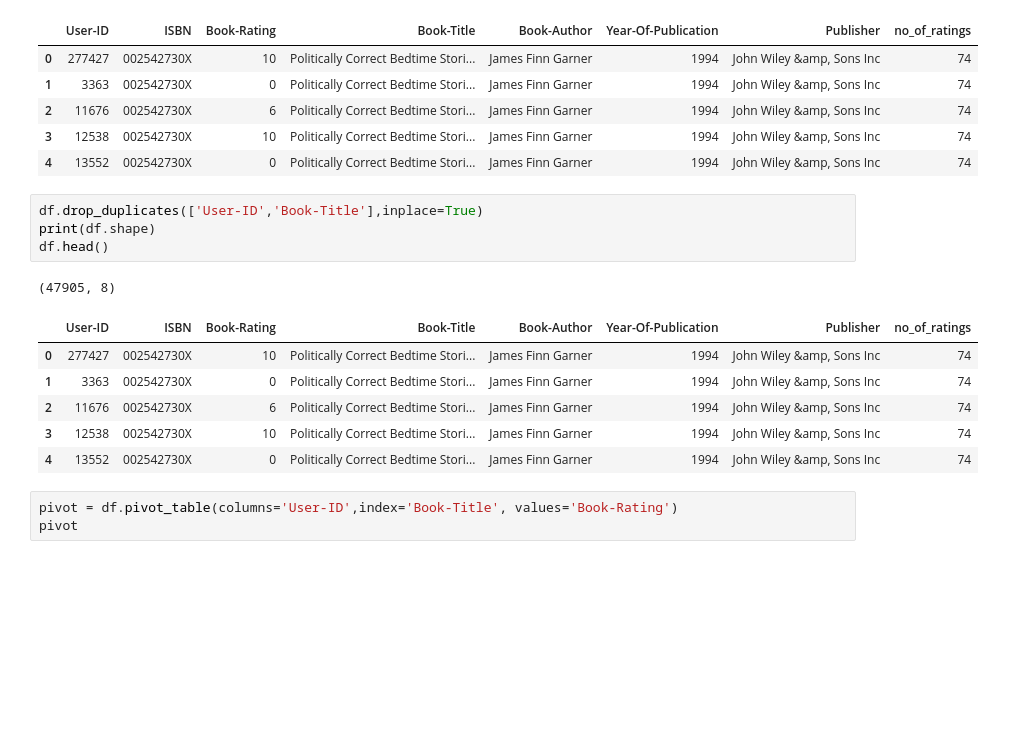
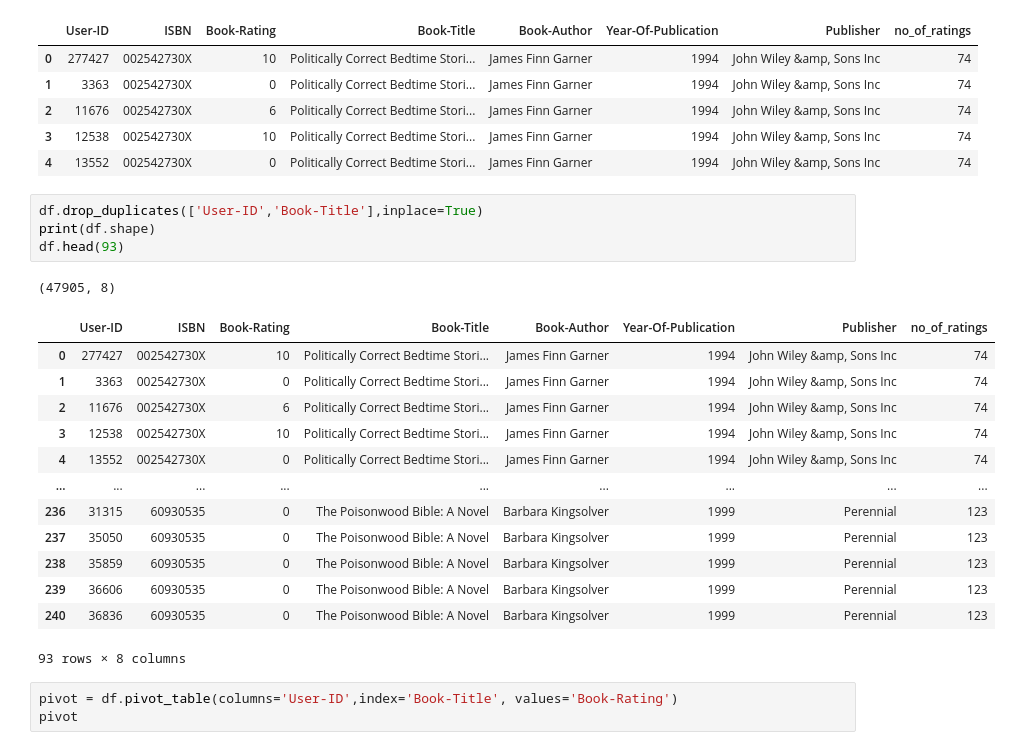
Before and after one commit to Ananthu2oo3/ai_recomendation_library, a Jupyter notebook: data/preprosessing.ipynb, the cells around one changed output. Saved outputs shown, nothing was run; the diff lists cells and outputs as text; blank space fills up the shorter version.

```diff
--- a/data/preprosessing.ipynb
+++ b/data/preprosessing.ipynb
@@ -217,15 +217,22 @@ df.head()
 # %%
 df.drop_duplicates(['User-ID','Book-Title'],inplace=True)
 print(df.shape)
-df.head()
+df.head(93)
 # %% [output]
 (47905, 8)
 |  | User-ID | ISBN | Book-Rating | Book-Title | Book-Author | Year-Of-Publication | Publisher | no_of_ratings |
 | 0 | 277427 | 002542730X | 10 | Politically Correct Bedtime Stori... | James Finn Garner | 1994 | John Wiley &amp, Sons Inc | 74 |
 | 1 | 3363 | 002542730X | 0 | Politically Correct Bedtime Stori... | James Finn Garner | 1994 | John Wiley &amp, Sons Inc | 74 |
 | 2 | 11676 | 002542730X | 6 | Politically Correct Bedtime Stori... | James Finn Garner | 1994 | John Wiley &amp, Sons Inc | 74 |
 | 3 | 12538 | 002542730X | 10 | Politically Correct Bedtime Stori... | James Finn Garner | 1994 | John Wiley &amp, Sons Inc | 74 |
 | 4 | 13552 | 002542730X | 0 | Politically Correct Bedtime Stori... | James Finn Garner | 1994 | John Wiley &amp, Sons Inc | 74 |
+| ... | ... | ... | ... | ... | ... | ... | ... | ... |
+| 236 | 31315 | 60930535 | 0 | The Poisonwood Bible: A Novel | Barbara Kingsolver | 1999 | Perennial | 123 |
+| 237 | 35050 | 60930535 | 0 | The Poisonwood Bible: A Novel | Barbara Kingsolver | 1999 | Perennial | 123 |
+| 238 | 35859 | 60930535 | 0 | The Poisonwood Bible: A Novel | Barbara Kingsolver | 1999 | Perennial | 123 |
+| 239 | 36606 | 60930535 | 0 | The Poisonwood Bible: A Novel | Barbara Kingsolver | 1999 | Perennial | 123 |
+| 240 | 36836 | 60930535 | 0 | The Poisonwood Bible: A Novel | Barbara Kingsolver | 1999 | Perennial | 123 |
+93 rows × 8 columns
 # %%
 pivot = df.pivot_table(columns='User-ID',index='Book-Title', values='Book-Rating')
 pivot
```
Also changed, not shown: parts of 9 cells of this notebook.
